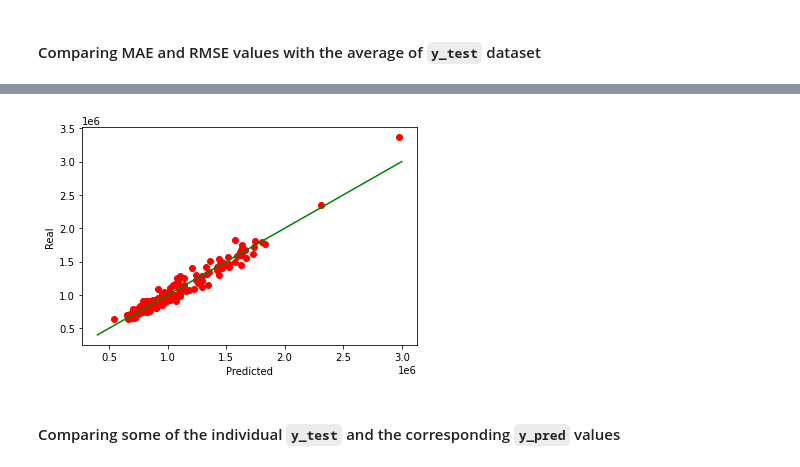
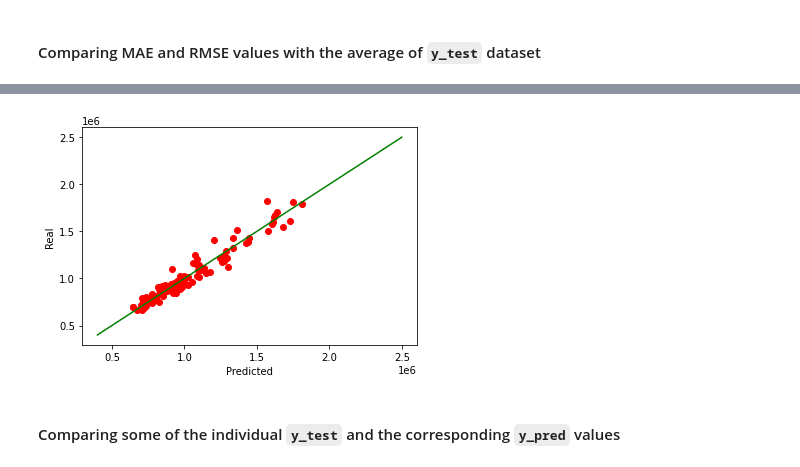
Before and after one commit to sanketkumaronline/real_estate_analysis, a Jupyter notebook: home_prices_ml_model.ipynb, the cells around one changed output, grey strips where cells are left out. Drawn from its saved outputs; the diff is of its cells as text; code cells hidden in the pictures.

Commit message:
Updated Machine Learning Model File

```diff
--- a/home_prices_ml_model.ipynb
+++ b/home_prices_ml_model.ipynb
@@ -133,10 +112,0 @@ Name: Style, dtype: int64
-# %%
-# Replacing values with count of less than 30
-replace_style = list(style_counts[style_counts < 30].index)
-
-# Replace in dataframe
-for app in replace_style:
-    house_df.Style = house_df.Style.replace(app,"Other")
-
-# Check to make sure binning was successful
-house_df.Style.value_counts()
@@ -191,4 +153,4 @@ y = house_df["Sold Price"].values
 X = house_df.drop(columns=["Sold Price"]).values
 
 # Split the preprocessed data into a training and testing dataset
-X_train, X_test, y_train, y_test = train_test_split(X, y, test_size=0.2,train_size=0.8, random_state=5)
+X_train, X_test, y_train, y_test = train_test_split(X, y, test_size=0.1,train_size=0.9, random_state=5)
@@ -210,12 +160,12 @@ Here we creating Multiple Linear Regression machine learning model using `Linear
 # %%
 # Created the model and fitted the data in the model
 model = LinearRegression()
-model.fit(X_train_scaled, y_train)
+model.fit(X_train, y_train)
 # %% [output]
 LinearRegression()
 # %%
 # The model creates predicted y values based on X values from test dataset
-y_pred = model.predict(X_test_scaled)
+y_pred = model.predict(X_test)
 # %% [markdown]
 ### Checking Model Performance
 **Coefficient of Determination (R2)**: It explains to what extent the variance of one variable explains the variance of the second variable. It usually has a value of 0 to 1. The closer the value is to 1, better the fit.
@@ -256,12 +206,12 @@ The RMSE is 6.85% of Average of y_test (1,018,588)
 # %%
 # Plotting graph between real and predicted values
 plt.plot(y_pred,y_test,'ro')
-plt.plot([400000,3000000],[400000,3000000], 'g-')
+plt.plot([400000,2500000],[400000,2500000], 'g-')
 plt.xlabel('Predicted')
 plt.ylabel('Real')
 plt.show()
 # %% [output]
-[figure, old version]
+[figure, new version]
 # %% [markdown]
 #### Comparing some of the individual `y_test` and the corresponding `y_pred` values
 # %%
```
Also changed, not shown: parts of 16 cells of this notebook.
